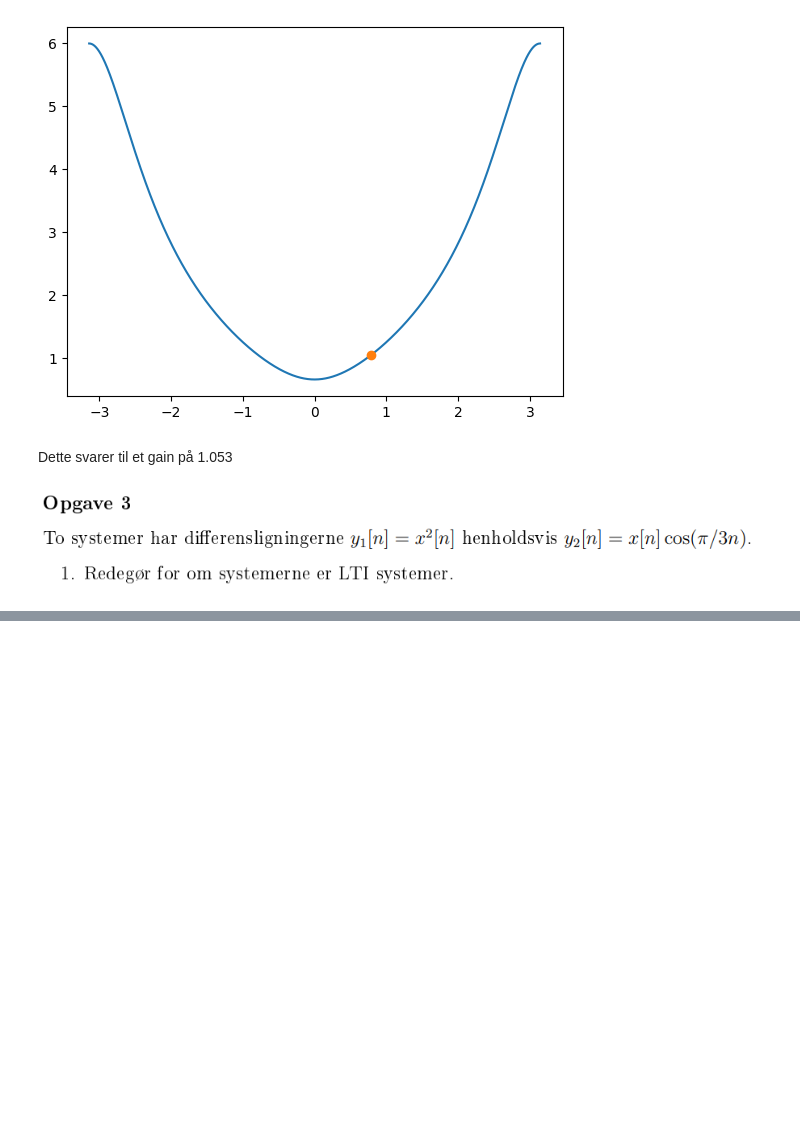
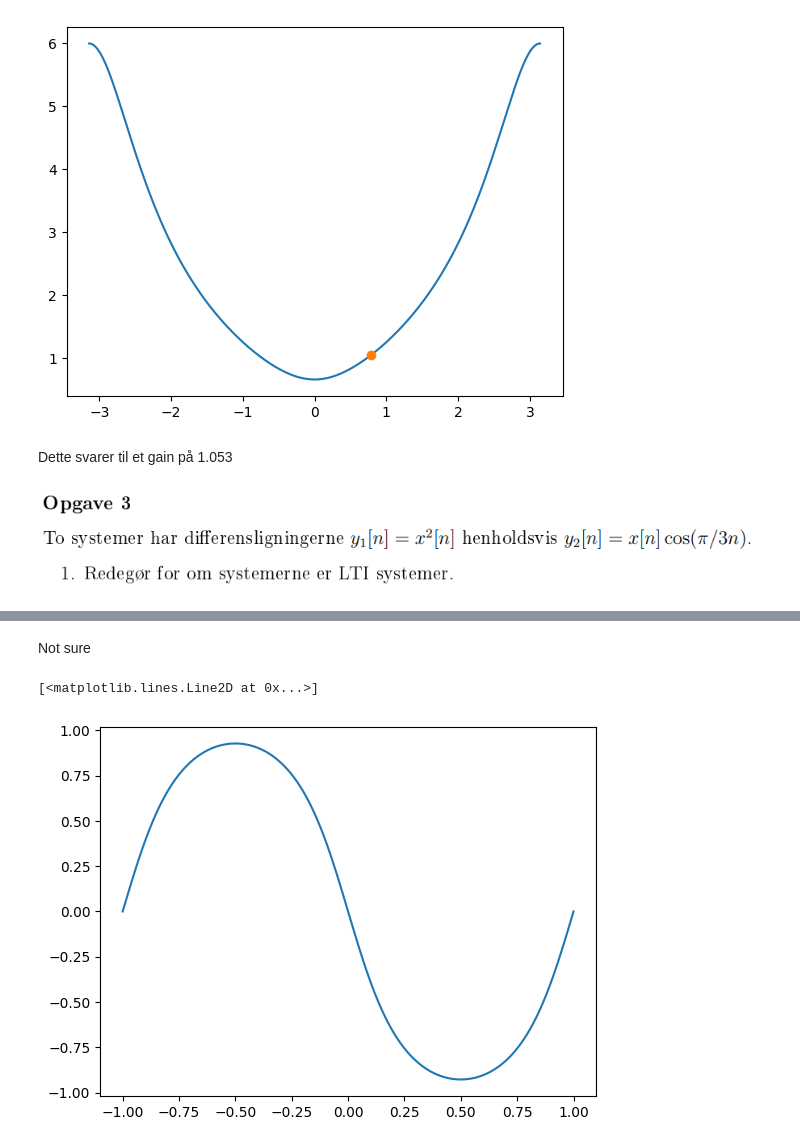
Before and after one commit to Teun0n/DTSP_notes, a Jupyter notebook: 2022_eksamen.ipynb, the cells around one changed output, grey strips where cells are left out. Saved outputs shown, nothing was run; the diff lists cells and outputs as text; code cells hidden in the pictures; blank space fills up the shorter version.

```diff
--- a/2022_eksamen.ipynb
+++ b/2022_eksamen.ipynb
@@ -90 +157,8 @@ Dette svarer til et gain på 1.053
+# %% [markdown]
+Not sure
+# %%
+plt.plot(omega/np.pi,np.angle(H(omega)))
+# %% [output]
+[<matplotlib.lines.Line2D at 0x...>]
+[figure, added]
 # %% [markdown]
```
Also changed, not shown: parts of 21 cells of this notebook, 1 other file.
